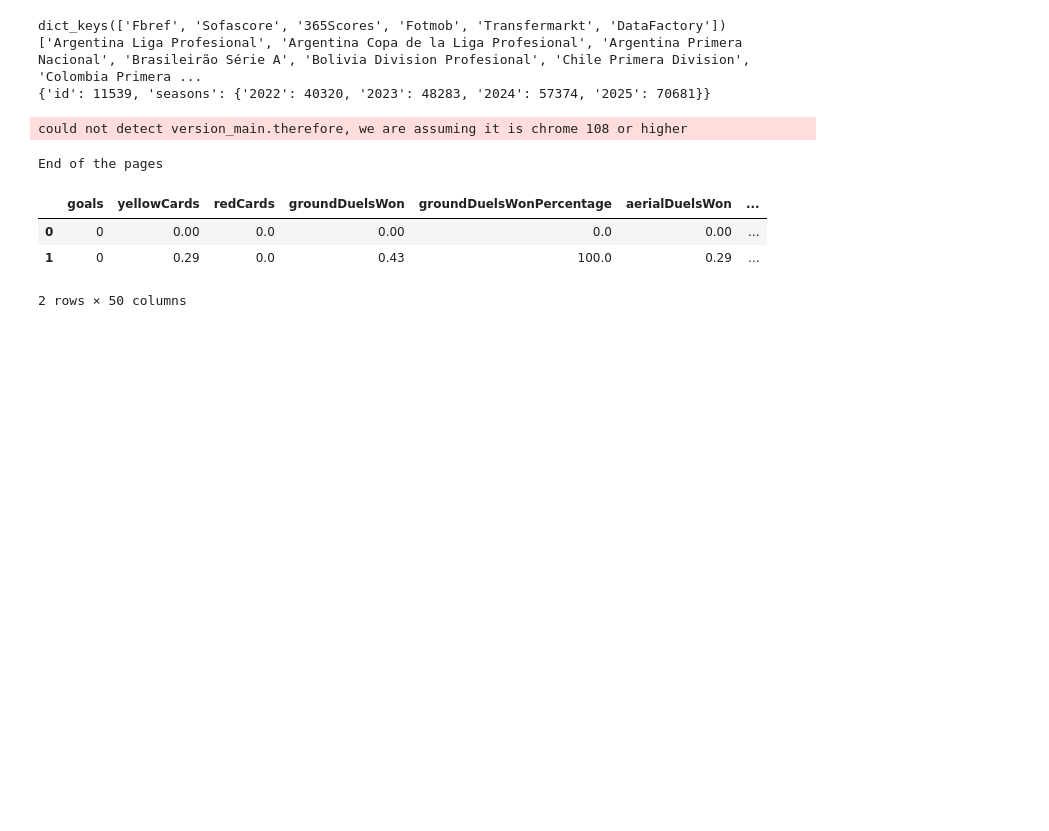
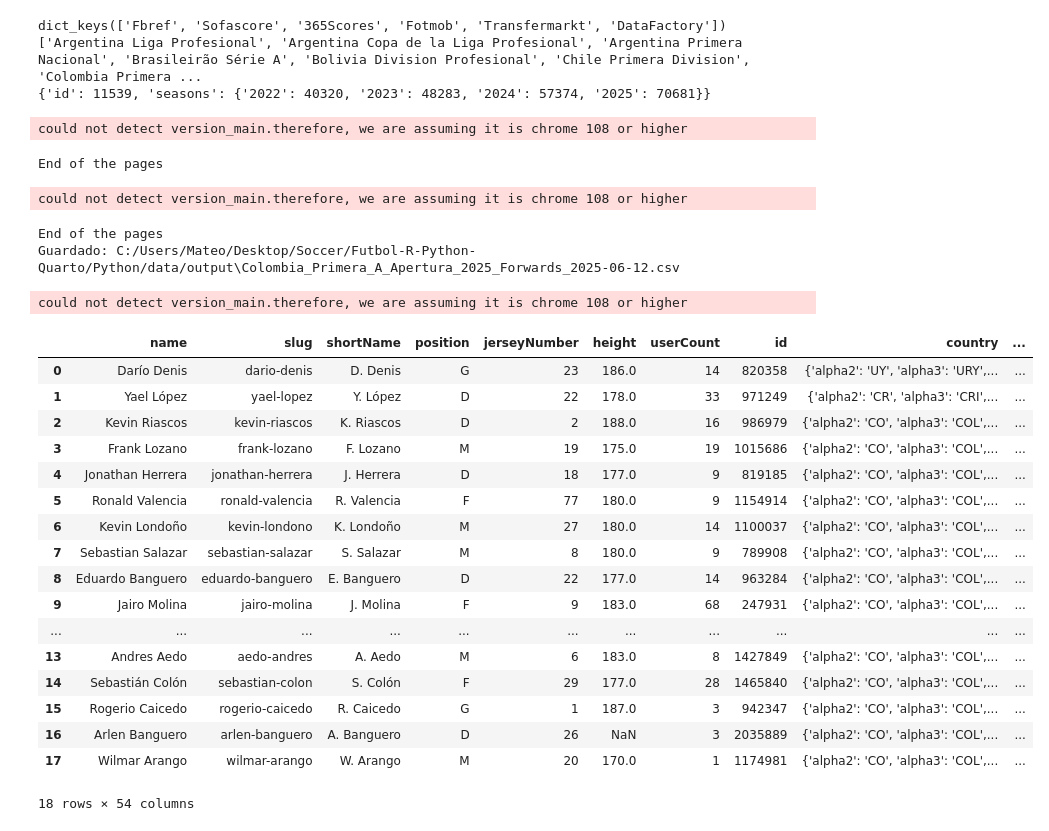
Before and after one commit to emrangel/project-soccer-analytics, a Jupyter notebook: Python/scripts/dev_lanus_packages.ipynb, the cells around one changed output. Drawn from its saved outputs; the diff is of its cells as text; code cells hidden in the pictures; blank space fills up the shorter version.

```diff
--- a/Python/scripts/dev_lanus_packages.ipynb
+++ b/Python/scripts/dev_lanus_packages.ipynb
@@ -22,9 +26,80 @@ tt = sofascore.scrape_league_stats(league="Colombia Primera A Apertura", season=
 # %% [output]
 could not detect version_main.therefore, we are assuming it is chrome 108 or higher
 End of the pages
+# %%
+# Ruta donde se guardarán los CSVs (modifica esto)
+output_dir = "C:/Users/Mateo/Desktop/Soccer/Futbol-R-Python-Quarto/Python/data/output"
+
+# Crear carpeta si no existe
+os.makedirs(output_dir, exist_ok=True)
+
+# Lista de temporadas y tipos de jugador
+seasons = [
+    # "2022",
+    # "2023",
+    # "2024",
+      "2025"
+          ]
+type_player = [
+    # "Midfielders",
+    #  "Defenders",
+    #  "Goalkeepers",
+      "Forwards"
+      ]
+
+# Fecha actual para nombrar los archivos
+fecha_actual = datetime.now().strftime("%Y-%m-%d")
+# Loop para scrapear y guardar CSV
+for season in seasons:
+    for position in type_player:
+        try:
+            df = sofascore.scrape_league_stats(
+                league="Colombia Primera A Apertura",
+                season=season,
+                save_csv=False,
+                accumulation="per90",
+                selected_positions=[position]
+            )
+
+            if df is not None and not df.empty:
+                filename = f"Colombia_Primera_A_Apertura_{season}_{position}_{fecha_actual}.csv"
+                filepath = os.path.join(output_dir, filename)
+                df.to_csv(filepath, index=False)
+                print(f"Guardado: {filepath}")
+            else:
+                print(f"Sin datos para {season} - {position}")
+
+        except Exception as e:
+            print(f"Error con {season} - {position}: {e}")
+
+        # Pausa para evitar sobrecargar el servidor
+        time.sleep(2)  # puedes aumentar a 3, 5, etc. si hace falta
+# %% [output]
+could not detect version_main.therefore, we are assuming it is chrome 108 or higher
+End of the pages
+Guardado: C:/Users/Mateo/Desktop/Soccer/Futbol-R-Python-Quarto/Python/data/output\Colombia_Primera_A_Apertura_2025_Forwards_2025-06-12.csv
 # %%
+get_players_match_stats = sofascore.get_players_match_stats("https://www.sofascore.com/football/match/boyaca-chico-fc-atletico-bucaramanga/dxcshxc#id:13320341")
 # %% [output]
-|  | goals | yellowCards | redCards | groundDuelsWon | groundDuelsWonPercentage | aerialDuelsWon | ... |
-| 0 | 0 | 0.00 | 0.0 | 0.00 | 0.0 | 0.00 | ... |
-| 1 | 0 | 0.29 | 0.0 | 0.43 | 100.0 | 0.29 | ... |
-2 rows × 50 columns
+could not detect version_main.therefore, we are assuming it is chrome 108 or higher
+# %%
+get_players_match_stats[0]
+# %% [output]
+|  | name | slug | shortName | position | jerseyNumber | height | userCount | id | country | ... |
+| 0 | Darío Denis | dario-denis | D. Denis | G | 23 | 186.0 | 14 | 820358 | {'alpha2': 'UY', 'alpha3': 'URY',... | ... |
+| 1 | Yael López | yael-lopez | Y. López | D | 22 | 178.0 | 33 | 971249 | {'alpha2': 'CR', 'alpha3': 'CRI',... | ... |
+| 2 | Kevin Riascos | kevin-riascos | K. Riascos | D | 2 | 188.0 | 16 | 986979 | {'alpha2': 'CO', 'alpha3': 'COL',... | ... |
+| 3 | Frank Lozano | frank-lozano | F. Lozano | M | 19 | 175.0 | 19 | 1015686 | {'alpha2': 'CO', 'alpha3': 'COL',... | ... |
+| 4 | Jonathan Herrera | jonathan-herrera | J. Herrera | D | 18 | 177.0 | 9 | 819185 | {'alpha2': 'CO', 'alpha3': 'COL',... | ... |
+| 5 | Ronald Valencia | ronald-valencia | R. Valencia | F | 77 | 180.0 | 9 | 1154914 | {'alpha2': 'CO', 'alpha3': 'COL',... | ... |
+| 6 | Kevin Londoño | kevin-londono | K. Londoño | M | 27 | 180.0 | 14 | 1100037 | {'alpha2': 'CO', 'alpha3': 'COL',... | ... |
+| 7 | Sebastian Salazar | sebastian-salazar | S. Salazar | M | 8 | 180.0 | 9 | 789908 | {'alpha2': 'CO', 'alpha3': 'COL',... | ... |
+| 8 | Eduardo Banguero | eduardo-banguero | E. Banguero | D | 22 | 177.0 | 14 | 963284 | {'alpha2': 'CO', 'alpha3': 'COL',... | ... |
+| 9 | Jairo Molina | jairo-molina | J. Molina | F | 9 | 183.0 | 68 | 247931 | {'alpha2': 'CO', 'alpha3': 'COL',... | ... |
+| ... | ... | ... | ... | ... | ... | ... | ... | ... | ... | ... |
+| 13 | Andres Aedo | aedo-andres | A. Aedo | M | 6 | 183.0 | 8 | 1427849 | {'alpha2': 'CO', 'alpha3': 'COL',... | ... |
+| 14 | Sebastián Colón | sebastian-colon | S. Colón | F | 29 | 177.0 | 28 | 1465840 | {'alpha2': 'CO', 'alpha3': 'COL',... | ... |
+| 15 | Rogerio Caicedo | rogerio-caicedo | R. Caicedo | G | 1 | 187.0 | 3 | 942347 | {'alpha2': 'CO', 'alpha3': 'COL',... | ... |
+| 16 | Arlen Banguero | arlen-banguero | A. Banguero | D | 26 | NaN | 3 | 2035889 | {'alpha2': 'CO', 'alpha3': 'COL',... | ... |
+| 17 | Wilmar Arango | wilmar-arango | W. Arango | M | 20 | 170.0 | 1 | 1174981 | {'alpha2': 'CO', 'alpha3': 'COL',... | ... |
+18 rows × 54 columns
```
Also changed, not shown: parts of 5 cells of this notebook, 18 other files.
